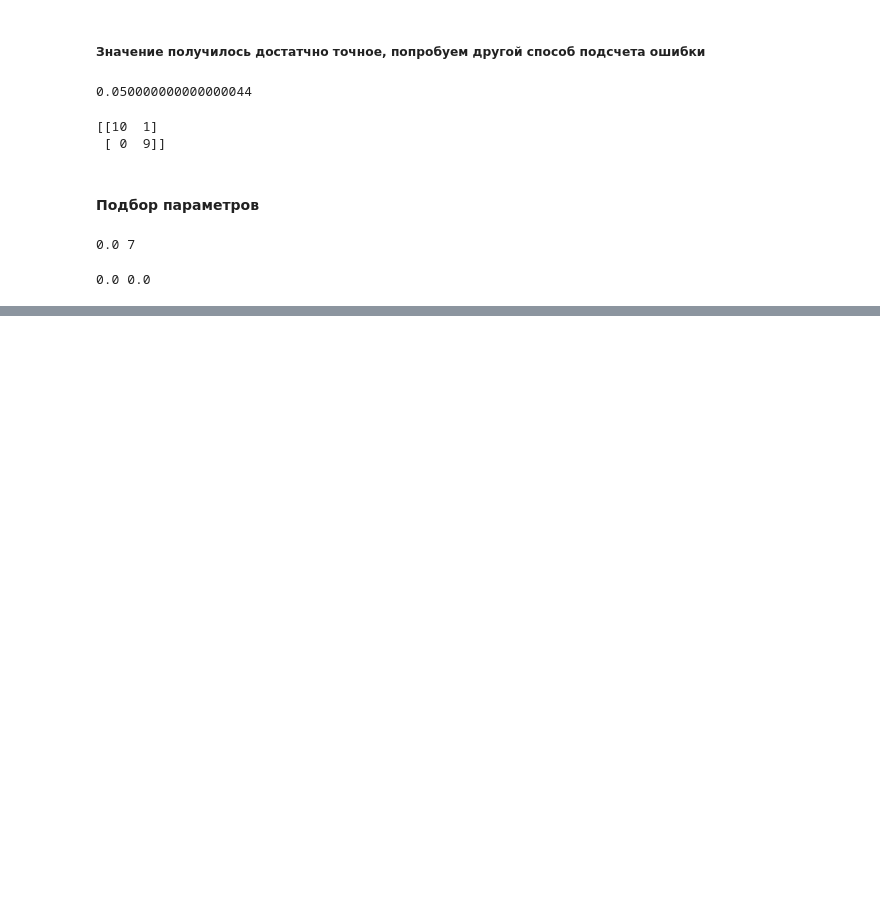
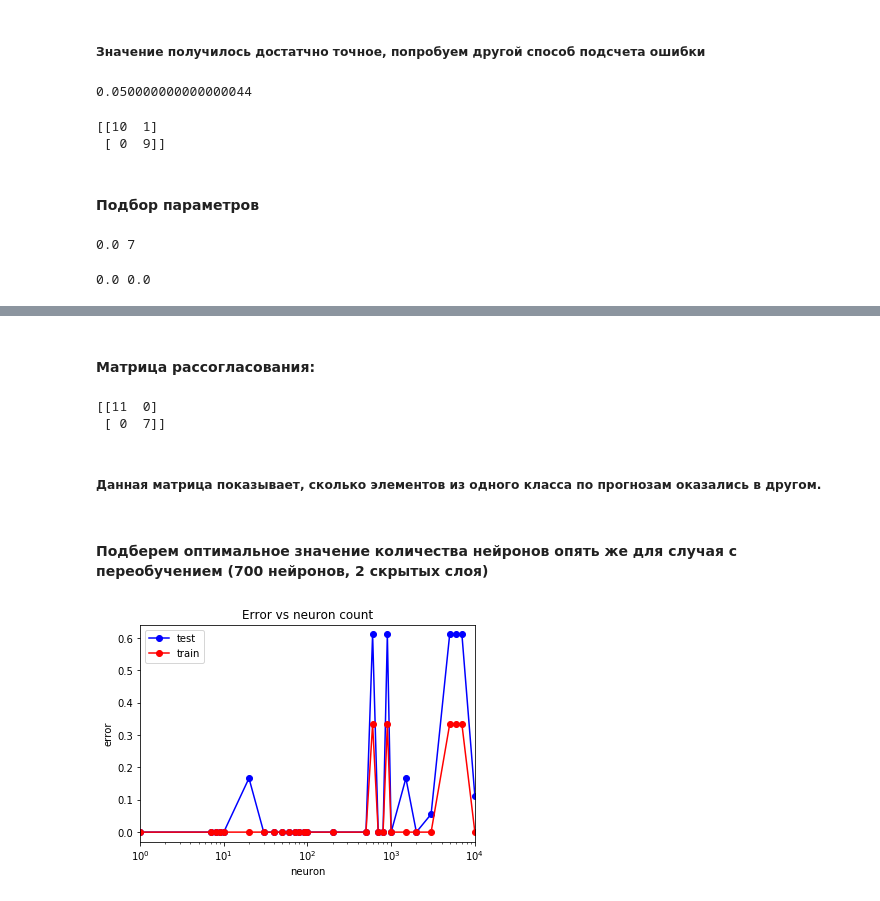
Before and after one commit to might52/ml, a Jupyter notebook: ml_lab1/ml_kabaddi.ipynb, the cells around one changed output, grey strips where cells are left out. Saved outputs shown, nothing was run; the diff lists cells and outputs as text; code cells hidden in the pictures; blank space fills up the shorter version.

```diff
--- a/ml_lab1/ml_kabaddi.ipynb
+++ b/ml_lab1/ml_kabaddi.ipynb
@@ -678,0 +858,36 @@ print(err_train, err_test)
+# %% [markdown]
+#### Матрица рассогласования:
+# %%
+from sklearn.metrics import confusion_matrix
+print(confusion_matrix(y_test_pred, y_test))
+# %% [output]
+[[11  0]
+ [ 0  7]]
+# %% [markdown]
+##### Данная матрица показывает, сколько элементов из одного класса по прогнозам оказались в другом.
+# %% [markdown]
+#### Подберем оптимальное значение количества нейронов опять же для случая с переобучением (700 нейронов, 2 скрытых слоя)
+# %%
+neurons_arr = (1, 7, 8, 9, 10, 20, 30, 40, 50, 60, 70, 80, 90, 100, 200, 500, 600, 700, 800, 900, 1000, 1500, 2000, 3000, 5000, 6000, 7000, 10000)
+test_err = []
+train_err = []
+for neuron in neurons_arr:
+    mlp_model = MLPClassifier(alpha = alpha_opt, hidden_layer_sizes = (neuron, 2),
+                              solver = 'lbfgs', activation = 'logistic', random_state = 42)
+    mlp_model.fit(X_train, y_train)
+
+    y_train_pred = mlp_model.predict(X_train)
+    y_test_pred = mlp_model.predict(X_test)
+    train_err.append(np.mean(y_train != y_train_pred))
+    test_err.append(np.mean(y_test != y_test_pred))
+# %%
+plt.semilogx(neurons_arr, test_err, 'b-o', label = 'test')
+plt.semilogx(neurons_arr, train_err, 'r-o', label = 'train')
+plt.xlim([np.min(neurons_arr), np.max(neurons_arr)])
+plt.title('Error vs neuron count')
+plt.xlabel('neuron')
+plt.ylabel('error')
+plt.legend()
+pass
+# %% [output]
+[figure, added]
```
Also changed, not shown: parts of 74 cells of this notebook.
